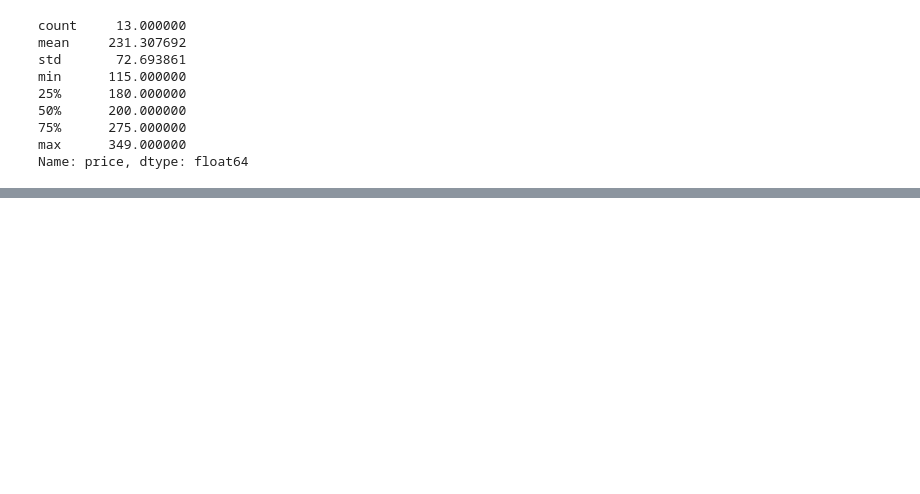
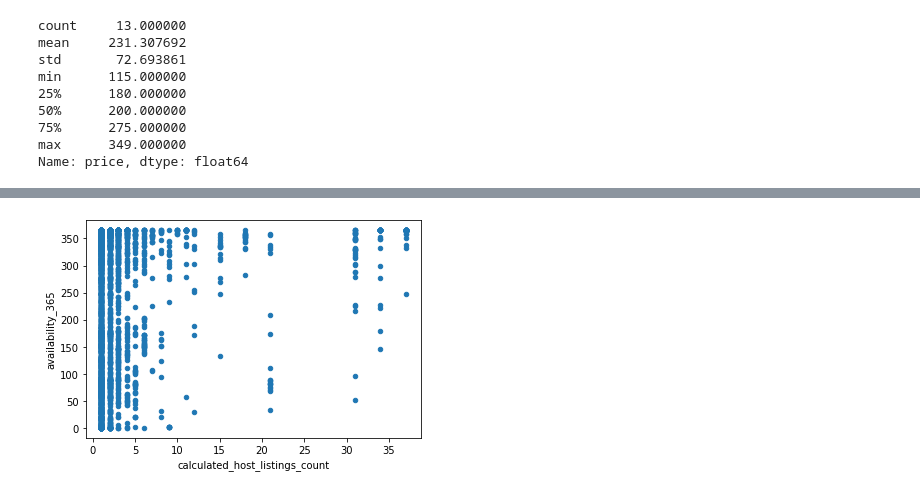
Before and after one commit to IMSweeney/Udacity_AirBnB_Analysis, a Jupyter notebook: analysis.ipynb, the cells around one changed output, grey strips where cells are left out. Drawn from its saved outputs; the diff is of its cells as text; code cells hidden in the pictures; blank space fills up the shorter version.

Commit message:
added plots.

```diff
--- a/analysis.ipynb
+++ b/analysis.ipynb
@@ -241,0 +272,5 @@ df.groupby('beds')['price'].agg('mean').sort_values(ascending=False).plot(kind='
+# %%
+### Q2b
+df.plot(x='calculated_host_listings_count', y='availability_365', kind='scatter').get_figure().savefig('Q2b.png')
+# %% [output]
+[figure, added]
```
Also changed, not shown: parts of 11 cells of this notebook, 3 other files.
